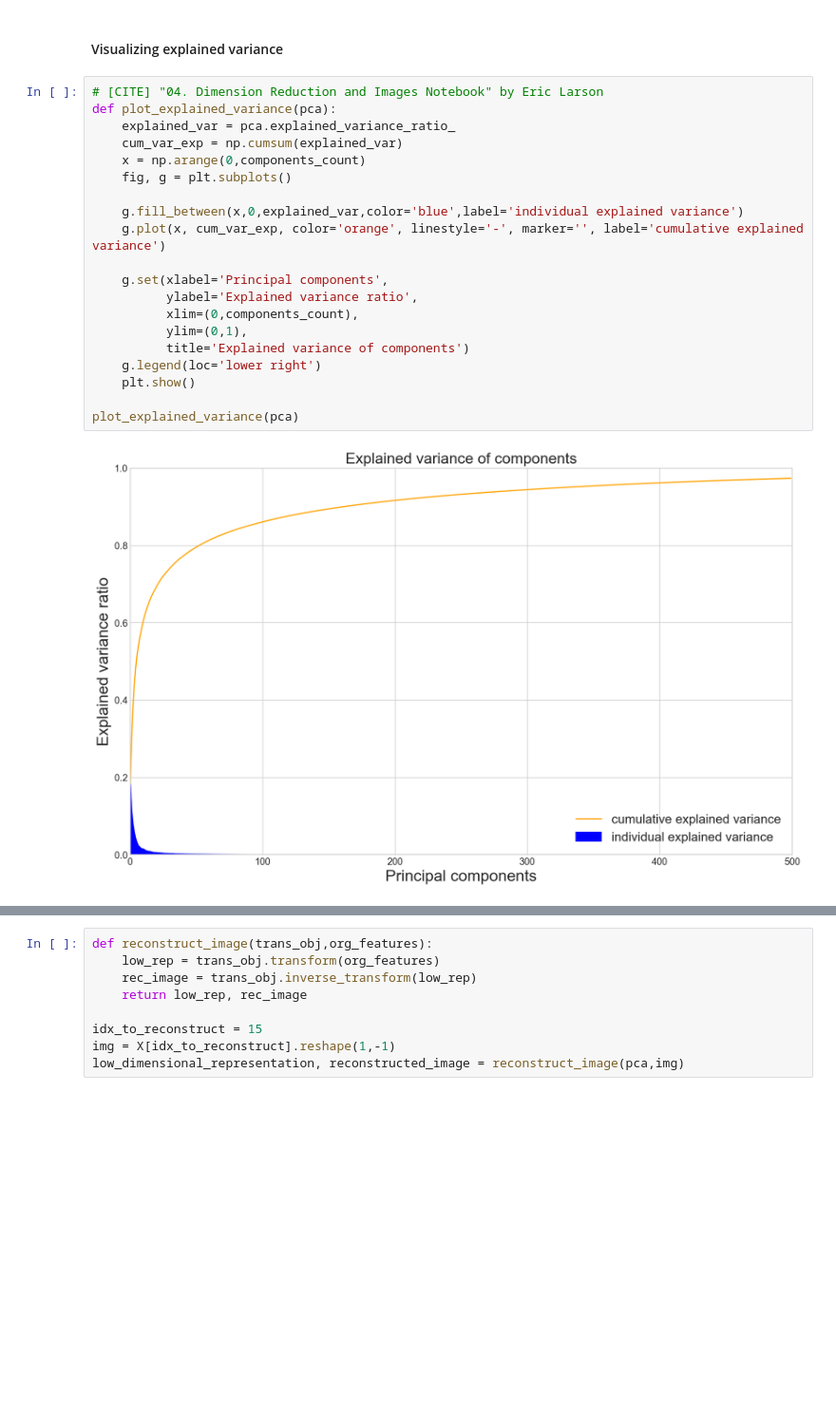
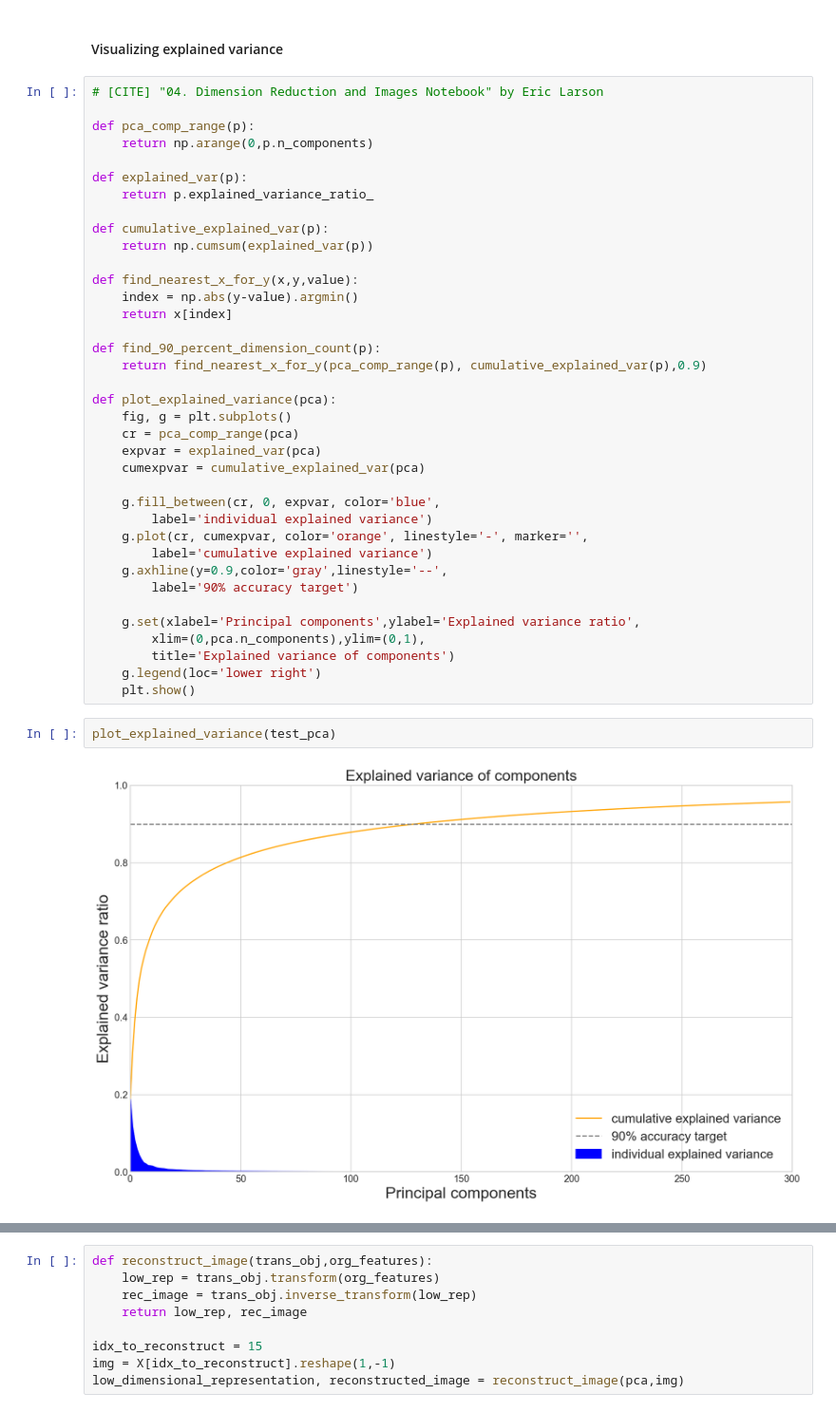
Before and after one commit to SMU-ML-2017/Project3, a Jupyter notebook: Project3 ML.ipynb, the cells around one changed output, grey strips where cells are left out. Shown at 95% size. Cells and saved outputs as stored; diff of their text form; blank space fills up the shorter version.

```diff
--- a/Project3 ML.ipynb
+++ b/Project3 ML.ipynb
@@ -225,23 +238,42 @@ plot_gallery(eigenpets, eigenpets_titles, image_size)
 #### Visualizing explained variance
 # %%
 # [CITE] "04. Dimension Reduction and Images Notebook" by Eric Larson
+
+def pca_comp_range(p):
+    return np.arange(0,p.n_components)
+
+def explained_var(p):
+    return p.explained_variance_ratio_
+
+def cumulative_explained_var(p):
+    return np.cumsum(explained_var(p))
+
+def find_nearest_x_for_y(x,y,value):
+    index = np.abs(y-value).argmin()
+    return x[index]
+
+def find_90_percent_dimension_count(p):
+    return find_nearest_x_for_y(pca_comp_range(p), cumulative_explained_var(p),0.9)
+
 def plot_explained_variance(pca):
-    explained_var = pca.explained_variance_ratio_
-    cum_var_exp = np.cumsum(explained_var)
-    x = np.arange(0,components_count)
     fig, g = plt.subplots()
+    cr = pca_comp_range(pca)
+    expvar = explained_var(pca)
+    cumexpvar = cumulative_explained_var(pca)
 
-    g.fill_between(x,0,explained_var,color='blue',label='individual explained variance')
-    g.plot(x, cum_var_exp, color='orange', linestyle='-', marker='', label='cumulative explained variance')
+    g.fill_between(cr, 0, expvar, color='blue',
+        label='individual explained variance')
+    g.plot(cr, cumexpvar, color='orange', linestyle='-', marker='',
+        label='cumulative explained variance')
+    g.axhline(y=0.9,color='gray',linestyle='--',
+        label='90% accuracy target')
 
-    g.set(xlabel='Principal components',
-          ylabel='Explained variance ratio',
-          xlim=(0,components_count),
-          ylim=(0,1),
-          title='Explained variance of components')
+    g.set(xlabel='Principal components',ylabel='Explained variance ratio',
+        xlim=(0,pca.n_components),ylim=(0,1),
+        title='Explained variance of components')
     g.legend(loc='lower right')
     plt.show()
-
-plot_explained_variance(pca)
-# %% [output]
-[figure, removed]
+# %%
+plot_explained_variance(test_pca)
+# %% [output]
+[figure, added]
```
Also changed, not shown: parts of 26 cells of this notebook.
